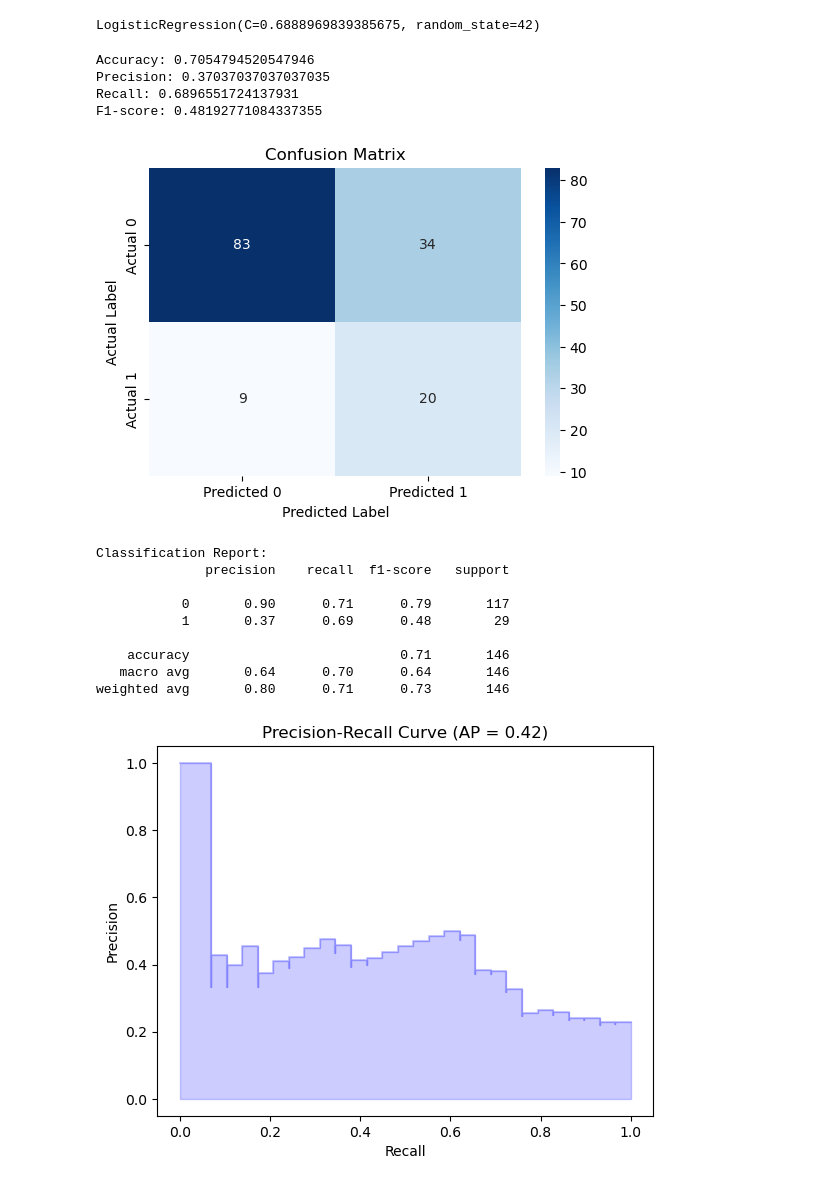
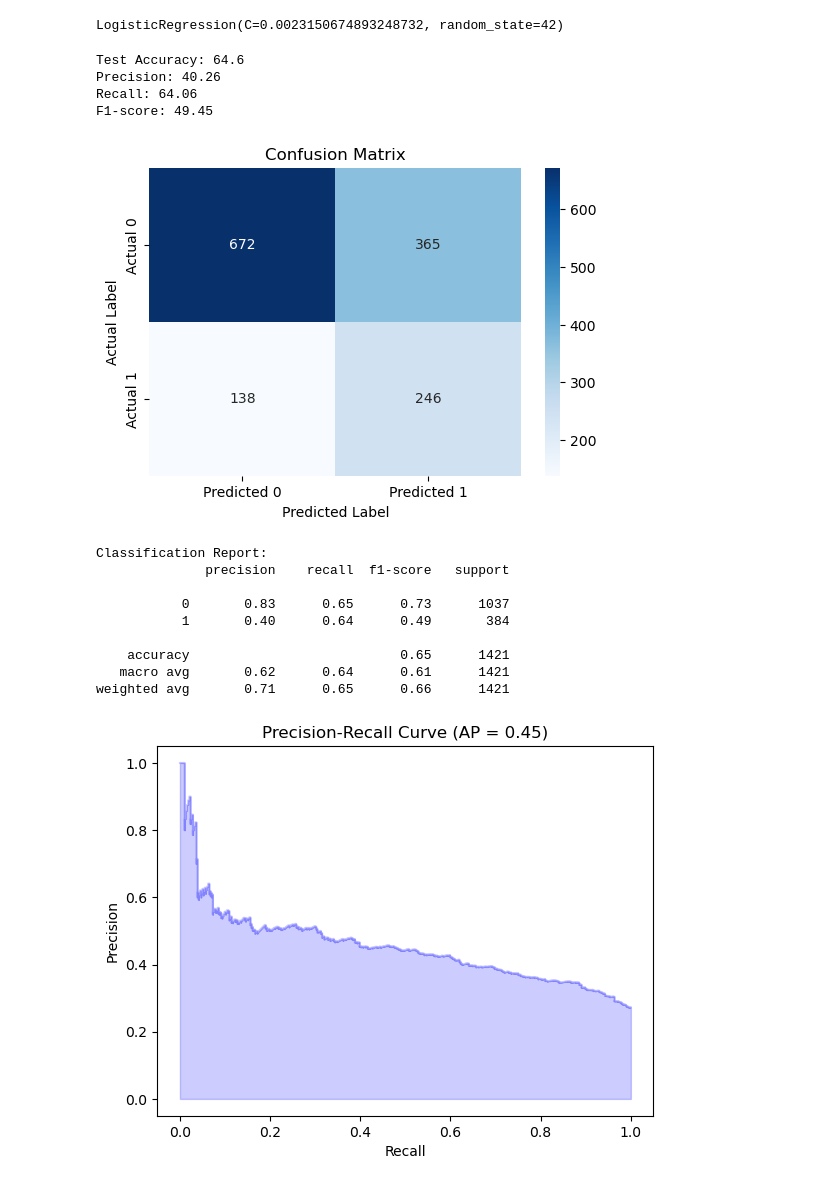
Before and after one commit to NohJangHyun/MIMIC-III-mortality-prediction, a Jupyter notebook: Model/LR.ipynb, the cells around one changed output. Drawn from its saved outputs; the diff is of its cells as text; code cells hidden in the pictures.

```diff
--- a/Model/LR.ipynb
+++ b/Model/LR.ipynb
@@ -11,8 +11,8 @@ import warnings
 warnings.filterwarnings('ignore')
 # %%
 # 데이터 불러오기
-train_data = pd.read_csv("~/project/MIMIC-III/Baseline/overlap/All/overlap_All(1%)_train.csv")
-test_data = pd.read_csv("~/project/MIMIC-III/Baseline/overlap/All/overlap_All(1%)_test.csv")
+train_data = pd.read_csv("~/project/MIMIC-III/Baseline/overlap/ARDS/OSI/overlap_OSI(1%)_train.csv")
+test_data = pd.read_csv("~/project/MIMIC-III/Baseline/overlap/ARDS/OSI/overlap_OSI(1%)_test.csv")
 
 train_data.drop(["SUBJECT_ID","HADM_ID", "DOA", "TLOS", "ETHNICITY"], axis=1, inplace=True)
 test_data.drop(["SUBJECT_ID","HADM_ID", "DOA", "TLOS", "ETHNICITY"], axis=1, inplace=True)
@@ -121,7 +121,7 @@ best_c = study.best_params["c"]
 best_model = LogisticRegression(C=best_c, random_state=42)
 best_model.fit(X_train, y_train)
 # %% [output]
-LogisticRegression(C=0.6888969839385675, random_state=42)
+LogisticRegression(C=0.0023150674893248732, random_state=42)
 # %%
 # Test 데이터로 모델 평가
 y_pred = best_model.predict(X_test)
@@ -130,10 +130,16 @@ precision = precision_score(test_data['y'], y_pred)
 recall = recall_score(test_data['y'], y_pred)
 f1 = f1_score(test_data['y'], y_pred)
 
-print("Accuracy:", accuracy)
-print("Precision:", precision)
-print("Recall:", recall)
-print("F1-score:", f1)
+rounded_accuracy = round(accuracy * 100, 2)
+rounded_precision = round(precision * 100, 2)
+rounded_recall = round(recall * 100, 2)
+rounded_f1 = round(f1 * 100, 2)
+
+print("Test Accuracy:", rounded_accuracy)
+print("Precision:", rounded_precision)
+print("Recall:", rounded_recall)
+print("F1-score:", rounded_f1)
+
 
 # Confusion Matrix 계산
 cm = confusion_matrix(test_data['y'], y_pred)
@@ -150,41 +156,41 @@ plt.show()
 # Classification Report 출력
 print("Classification Report:")
 print(classification_report(test_data['y'], y_pred))
 
 # Precision-Recall Curve 계산 및 시각화
 precision, recall, _ = precision_recall_curve(test_data['y'], best_model.predict_proba(X_test)[:, 1])
 average_precision = auc(recall, precision)
 plt.figure()
 plt.step(recall, precision, color='b', alpha=0.2, where='post')
 plt.fill_between(recall, precision, step='post', alpha=0.2, color='b')
 plt.xlabel('Recall')
 plt.ylabel('Precision')
 plt.title(f'Precision-Recall Curve (AP = {average_precision:.2f})')
 plt.show()
 
 # # Feature Importance 계산
 # feature_importance = best_model.feature_importances_
 
 # # Feature Importance 시각화
 # plt.figure(figsize=(10, 6))
 # sns.barplot(x=feature_importance, y=features)
 # plt.title('Feature Importance')
 # plt.xlabel('Importance')
 # plt.ylabel('Feature')
 # plt.show()
 # %% [output]
-Accuracy: 0.7054794520547946
-Precision: 0.37037037037037035
-Recall: 0.6896551724137931
-F1-score: 0.48192771084337355
+Test Accuracy: 64.6
+Precision: 40.26
+Recall: 64.06
+F1-score: 49.45
-[figure, old version]
+[figure, new version]
 Classification Report:
               precision    recall  f1-score   support
 
-           0       0.90      0.71      0.79       117
-           1       0.37      0.69      0.48        29
+           0       0.83      0.65      0.73      1037
+           1       0.40      0.64      0.49       384
 
-    accuracy                           0.71       146
-   macro avg       0.64      0.70      0.64       146
-weighted avg       0.80      0.71      0.73       146
+    accuracy                           0.65      1421
+   macro avg       0.62      0.64      0.61      1421
+weighted avg       0.71      0.65      0.66      1421
-[figure, old version]
+[figure, new version]
```
Also changed, not shown: parts of 2 cells of this notebook, 6 other files.
